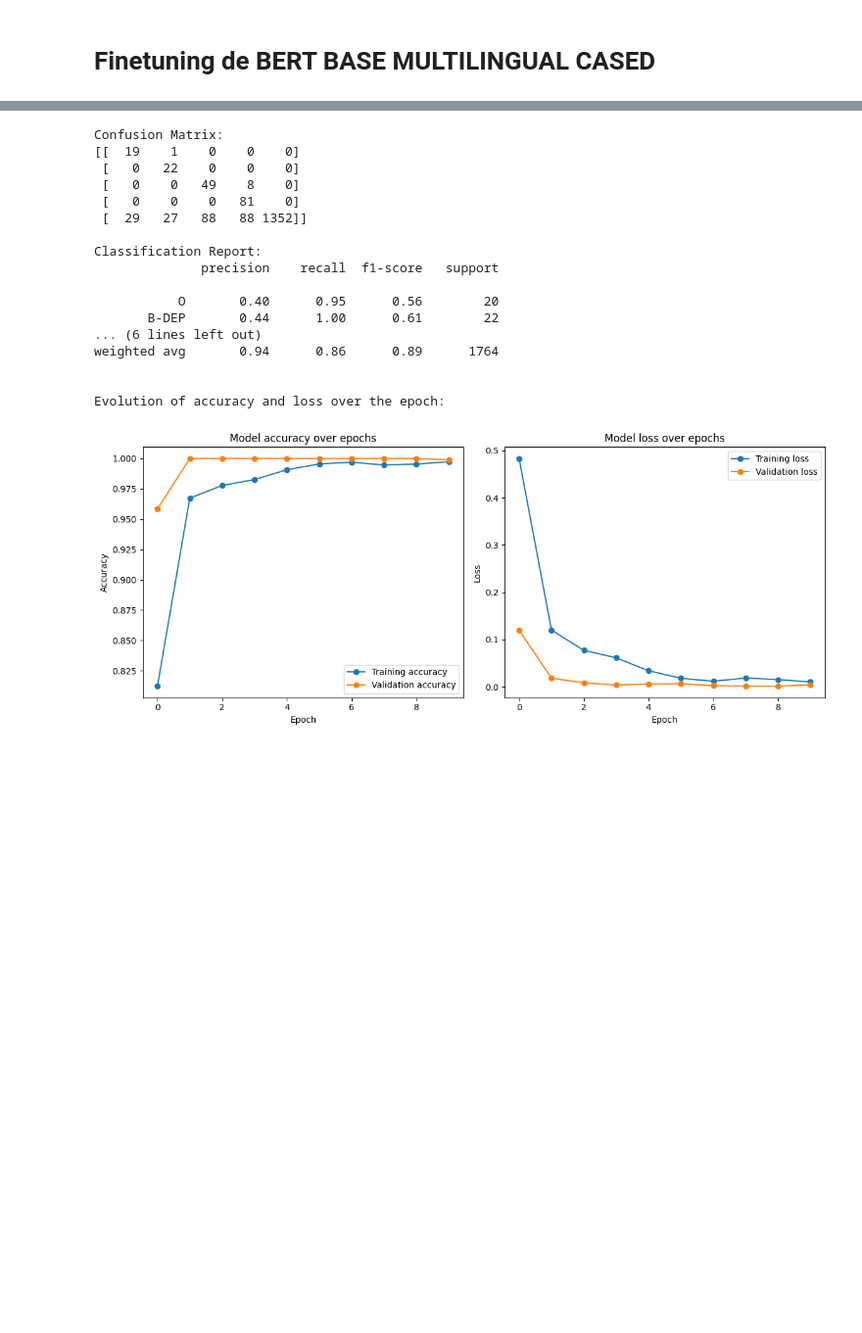
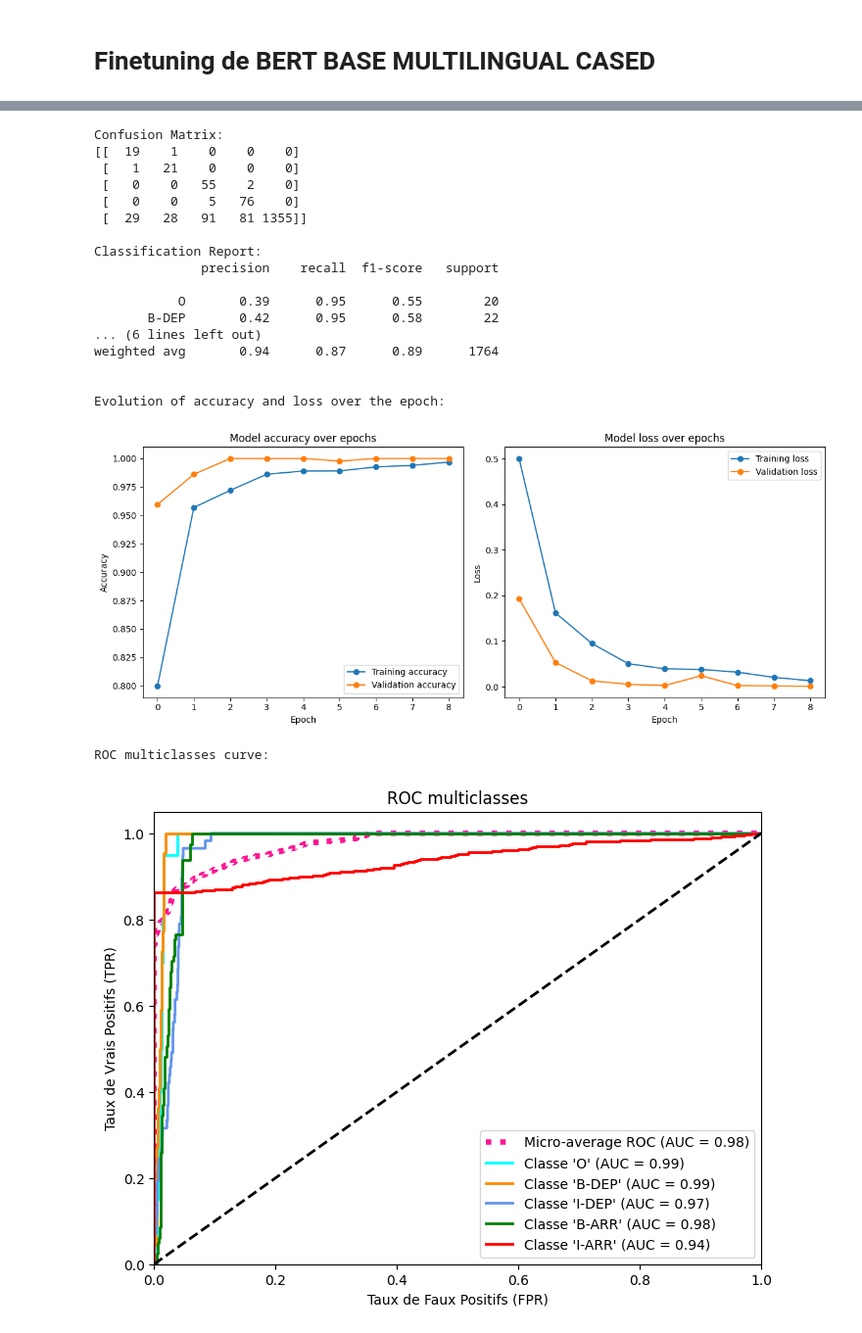
Before and after one commit to MetalBrackets/T-AIA-901-new, a Jupyter notebook: model/SANDRINE/finetuning-bert-base-multilingual-cased.ipynb, the cells around one changed output, grey strips where cells are left out. Shown at 98% size. Drawn from its saved outputs; the diff is of its cells as text; code cells hidden in the pictures; blank space fills up the shorter version.

```diff
--- a/model/SANDRINE/finetuning-bert-base-multilingual-cased.ipynb
+++ b/model/SANDRINE/finetuning-bert-base-multilingual-cased.ipynb
@@ -14,7 +14,7 @@ from transformers import BertTokenizerFast, TFBertForTokenClassification
 from sklearn.preprocessing import LabelEncoder
 
 from dotenv import load_dotenv
-from utils import encode_data, get_metrics
+from utils import encode_data, get_ROC_curve, get_metrics
 
 load_dotenv()
 huggingface_token = os.environ.get('HUGGINGFACEHUB_API_TOKEN')
@@ -62,7 +62,7 @@ optimizer = tf.keras.optimizers.Adam(learning_rate=5e-5)
 loss = tf.keras.losses.SparseCategoricalCrossentropy(from_logits=True)
 model.compile(optimizer=optimizer, loss=loss, metrics=['accuracy'])
 print("\n// Starting model training...")
-history = model.fit(train_tokens, train_labels, epochs=10, batch_size=9, validation_split=0.1) # training
+history = model.fit(train_tokens, train_labels, epochs=9, batch_size=9, validation_split=0.1) # training
 
 ##############
 # Model Save #
@@ -83,7 +83,9 @@ test_predictions = model.predict(test_tokens).logits
 predicted_labels = np.argmax(test_predictions, axis=-1).flatten()
 true_labels = test_labels.flatten()
 
-get_metrics(true_labels, predicted_labels, unique_labels, history=history)
+get_metrics(true_labels=true_labels, predicted_labels=predicted_labels, unique_labels=unique_labels, history=history)
+
+get_ROC_curve(true_labels=test_labels, logits=test_predictions, unique_labels=unique_labels)
 # %% [output]
 // Preparation of labels ['O', 'B-DEP', 'I-DEP', 'B-ARR', 'I-ARR']
 -> mapping labels and ids:  {'B-ARR': 0, 'B-DEP': 1, 'I-ARR': 2, 'I-DEP': 3, 'O': 4}
@@ -127,18 +129,20 @@ Evaluation results: [0.984916090965271, 0.8633787035942078]
 Confusion Matrix:
 [[  19    1    0    0    0]
- [   0   22    0    0    0]
- [   0    0   49    8    0]
- [   0    0    0   81    0]
- [  29   27   88   88 1352]]
+ [   1   21    0    0    0]
+ [   0    0   55    2    0]
+ [   0    0    5   76    0]
+ [  29   28   91   81 1355]]
 
 Classification Report:
               precision    recall  f1-score   support
 
-           O       0.40      0.95      0.56        20
-       B-DEP       0.44      1.00      0.61        22
+           O       0.39      0.95      0.55        20
+       B-DEP       0.42      0.95      0.58        22
 ... (6 lines left out)
-weighted avg       0.94      0.86      0.89      1764
+weighted avg       0.94      0.87      0.89      1764
 
 
 Evolution of accuracy and loss over the epoch:
-[figure, old version]
+[figure, new version]
+ROC multiclasses curve:
+[figure, added]
```
Also changed, not shown: parts of 1 cell of this notebook, 7 other files.
